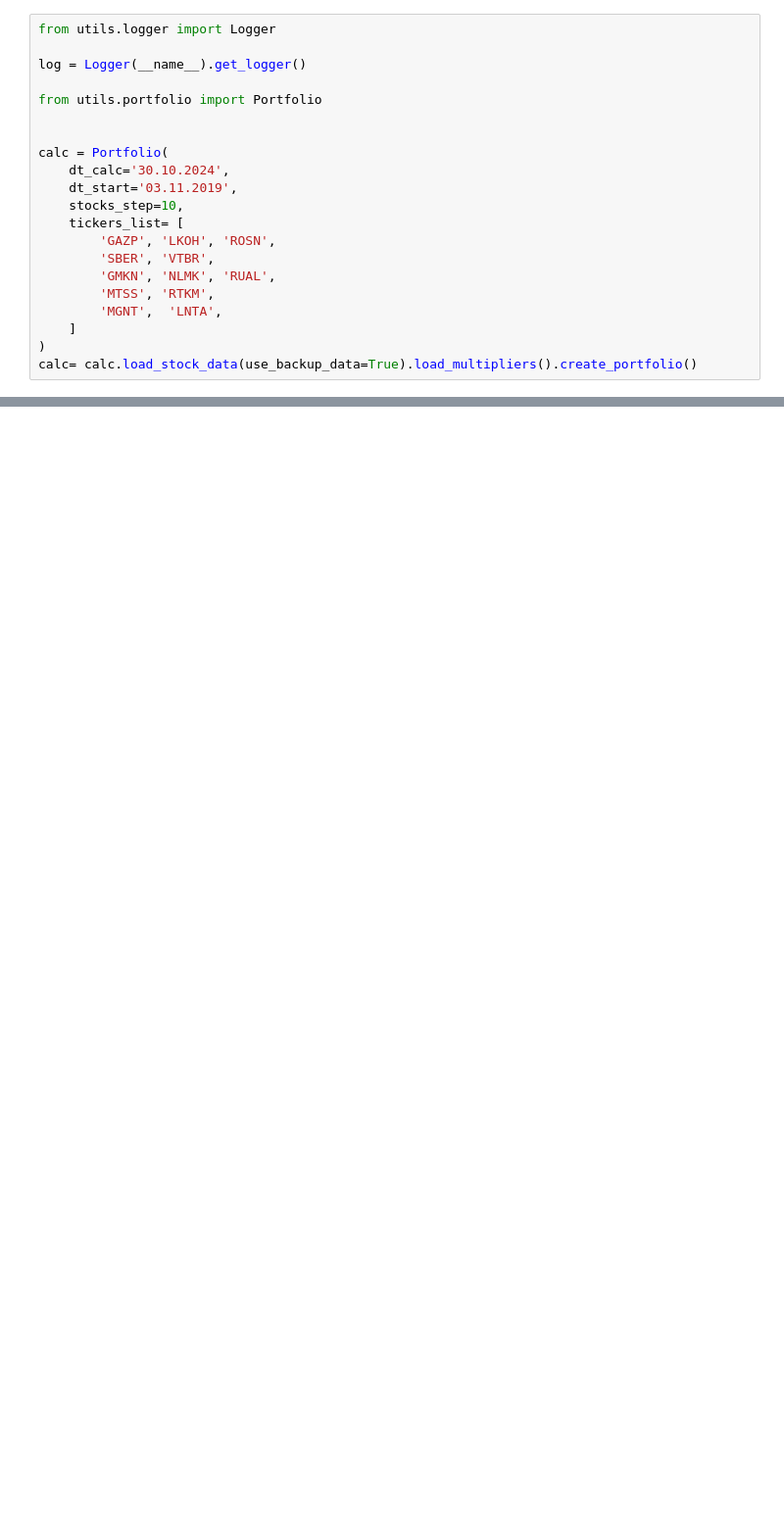
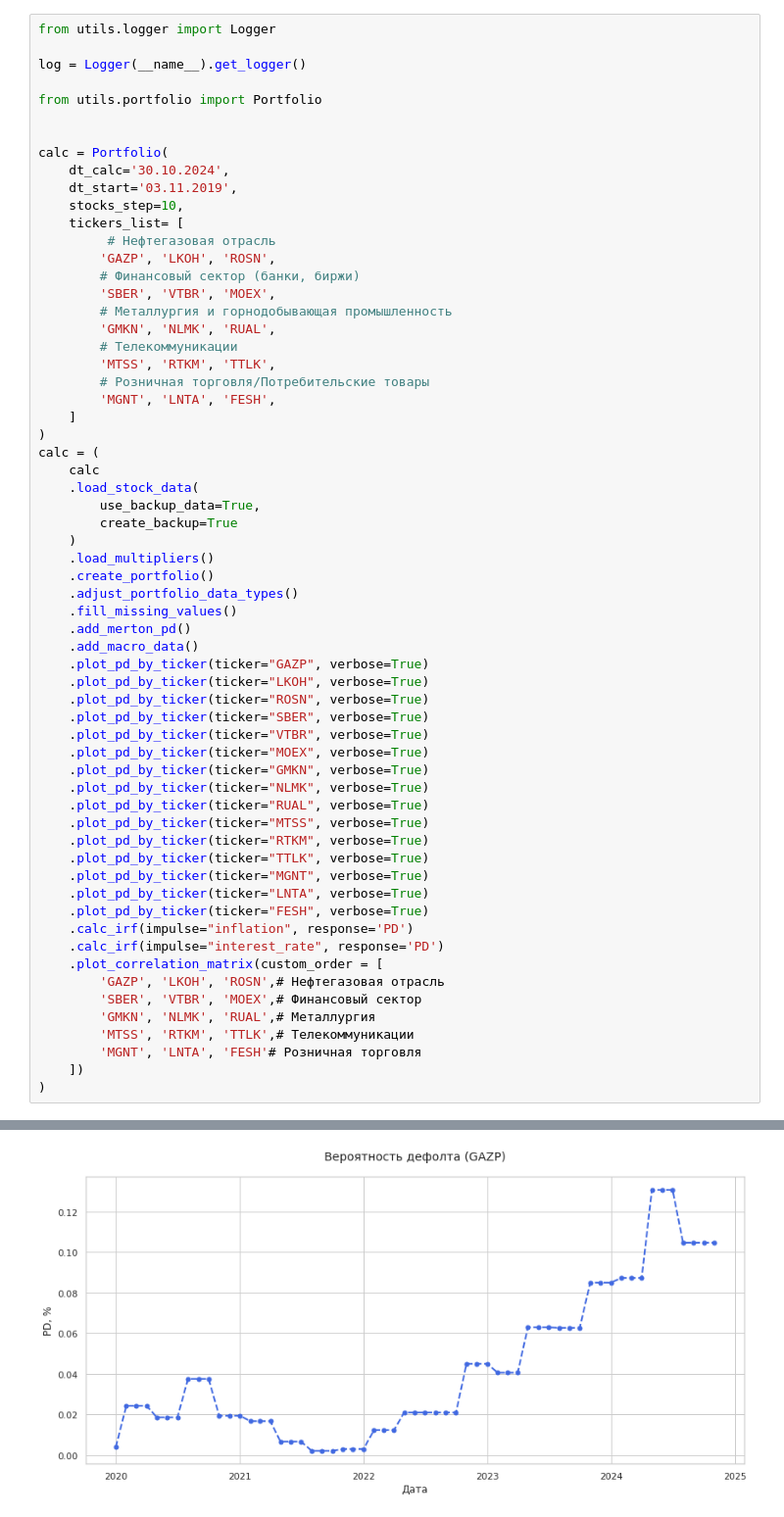
Before and after one commit to MaximKiryakin/Diploma, a Jupyter notebook: Untitled.ipynb, the cells around one changed output, grey strips where cells are left out. Shown: that part at 98% size. Saved outputs shown, nothing was run; the diff lists cells and outputs as text; blank space fills up the shorter version.

```diff
--- a/Untitled.ipynb
+++ b/Untitled.ipynb
@@ -20,12 +28,53 @@ calc = Portfolio(
     dt_start='03.11.2019',
     stocks_step=10,
     tickers_list= [
+         # Нефтегазовая отрасль
         'GAZP', 'LKOH', 'ROSN',
-        'SBER', 'VTBR',
+        # Финансовый сектор (банки, биржи)
+        'SBER', 'VTBR', 'MOEX',
+        # Металлургия и горнодобывающая промышленность
         'GMKN', 'NLMK', 'RUAL',
-        'MTSS', 'RTKM',
-        'MGNT',  'LNTA',
+        # Телекоммуникации
+        'MTSS', 'RTKM', 'TTLK',
+        # Розничная торговля/Потребительские товары
+        'MGNT', 'LNTA', 'FESH',
     ]
 )
-calc= calc.load_stock_data(use_backup_data=True).load_multipliers().create_portfolio()
+calc = (
+    calc
+    .load_stock_data(
+        use_backup_data=True,
+        create_backup=True
+    )
+    .load_multipliers()
+    .create_portfolio()
+    .adjust_portfolio_data_types()
+    .fill_missing_values()
+    .add_merton_pd()
+    .add_macro_data()
+    .plot_pd_by_ticker(ticker="GAZP", verbose=True)
+    .plot_pd_by_ticker(ticker="LKOH", verbose=True)
+    .plot_pd_by_ticker(ticker="ROSN", verbose=True)
+    .plot_pd_by_ticker(ticker="SBER", verbose=True)
+    .plot_pd_by_ticker(ticker="VTBR", verbose=True)
+    .plot_pd_by_ticker(ticker="MOEX", verbose=True)
+    .plot_pd_by_ticker(ticker="GMKN", verbose=True)
+    .plot_pd_by_ticker(ticker="NLMK", verbose=True)
+    .plot_pd_by_ticker(ticker="RUAL", verbose=True)
+    .plot_pd_by_ticker(ticker="MTSS", verbose=True)
+    .plot_pd_by_ticker(ticker="RTKM", verbose=True)
+    .plot_pd_by_ticker(ticker="TTLK", verbose=True)
+    .plot_pd_by_ticker(ticker="MGNT", verbose=True)
+    .plot_pd_by_ticker(ticker="LNTA", verbose=True)
+    .plot_pd_by_ticker(ticker="FESH", verbose=True)
+    .calc_irf(impulse="inflation", response='PD')
+    .calc_irf(impulse="interest_rate", response='PD')
+    .plot_correlation_matrix(custom_order = [
+        'GAZP', 'LKOH', 'ROSN',# Нефтегазовая отрасль
+        'SBER', 'VTBR', 'MOEX',# Финансовый сектор
+        'GMKN', 'NLMK', 'RUAL',# Металлургия
+        'MTSS', 'RTKM', 'TTLK',# Телекоммуникации
+        'MGNT', 'LNTA', 'FESH'# Розничная торговля
+    ])
+)
 # %% [output]
@@ -34,0 +92 @@ calc= calc.load_stock_data(use_backup_data=True).load_multipliers().create_portf
+[figure, added]
```
Also changed, not shown: parts of 5 cells of this notebook, 17 other files.
